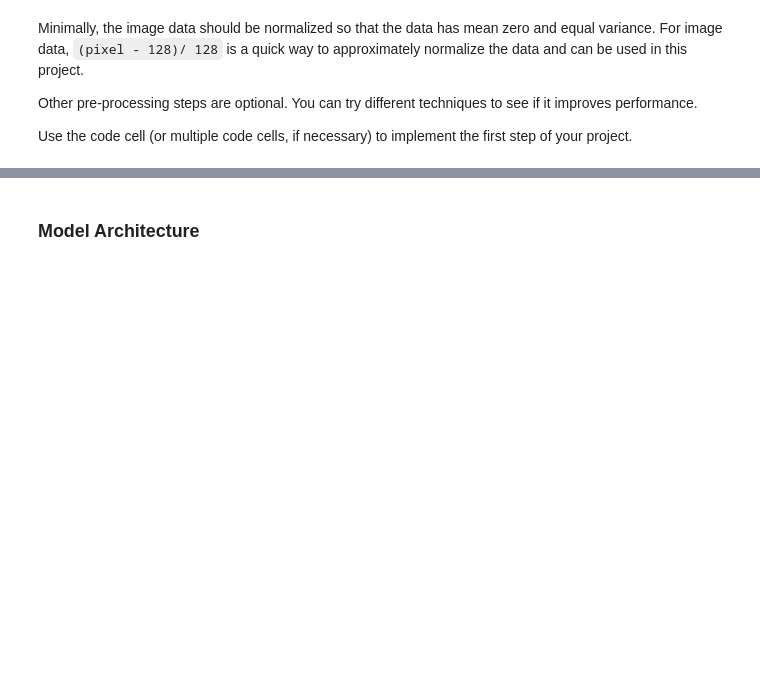
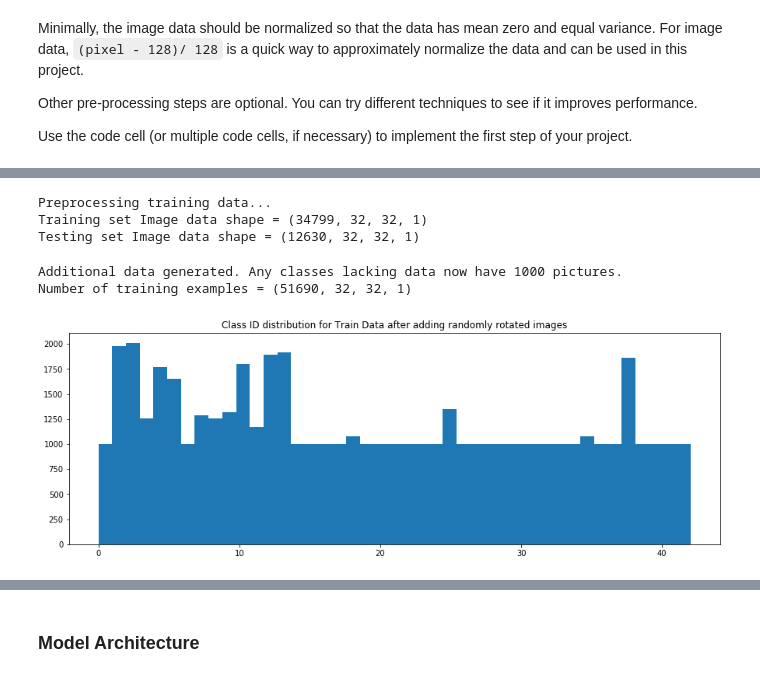
Before and after one commit to MEOWMEOW114/nd013-p2-traffic-signs-classifier, a Jupyter notebook: Traffic_Sign_Classifier.ipynb, the cells around one changed output, grey strips where cells are left out. Saved outputs shown, nothing was run; the diff lists cells and outputs as text; code cells hidden in the pictures; blank space fills up the shorter version.

```diff
--- a/Traffic_Sign_Classifier.ipynb
+++ b/Traffic_Sign_Classifier.ipynb
@@ -218,3 +193,77 @@ All figures are in normalized gray-scale.
+# %%
+from numpy import newaxis
+
+print('Preprocessing training data...')
+
+# Iterate through grayscale
+X_train_gray = preprocess(X_train)
+X_train_gray = X_train_gray[..., newaxis]
+
+X_test_gray = preprocess(X_test)
+X_test_gray = X_test_gray[..., newaxis]
+
+# Normalization
+X_train_pro = normalize_grayscale(X_train_gray)
+X_test_pro = normalize_grayscale(X_test_gray)
+
+#print the shape of the new image
+print("Training set Image data shape =", X_train_gray.shape)
+print("Testing set Image data shape =", X_test_gray.shape)
+# %% [output]
+Preprocessing training data...
+Training set Image data shape = (34799, 32, 32, 1)
+Testing set Image data shape = (12630, 32, 32, 1)
+# %%
+### Generate data additional data (OPTIONAL!)
+### and split the data into training/validation/testing sets here.
+### Feel free to use as many code cells as needed.
+import numpy as np
+'''
+pics_in_class = np.bincount(y_train)
+median_pics = int(np.median(pics_in_class))
+lower_bound = median_pics
+'''
+
+from scipy import ndimage
+import random
+
+imag_class = np.bincount(y_train)
+lower_bound = 1000
+
+
+# Iterate through each class
+for i in range(len(imag_class)):
+
+    # Check if less data than the mean
+    if imag_class[i] < lower_bound:
+
+        # Count how many additional pictures we want
+        num_new = lower_bound - imag_class[i]
+        picture = np.where(y_train == i)
+        more_X = []
+        more_y = []
+
+        # Make the number of additional pictures needed to arrive at the mean
+        for num in range(num_new):
+
+            # Rotate images and append new ones to more_X, append the class to more_y
+            more_X.append(ndimage.rotate(X_train_pro[picture][random.randint(0,imag_class[i] - 1)],\
+                                         random.uniform(-15,15), reshape=False))
+            more_y.append(i)
+
+        # Append the pictures generated for each class back to the original data
+        X_train_pro = np.append(X_train_pro, np.array(more_X), axis=0)
+        y_train = np.append(y_train, np.array(more_y), axis=0)
+
+print('Additional data generated. Any classes lacking data now have', lower_bound, 'pictures.')
+print("Number of training examples =", X_train_pro.shape)
+# %% [output]
+Additional data generated. Any classes lacking data now have 1000 pictures.
+Number of training examples = (51690, 32, 32, 1)
+# %%
+show_class_distribution(y_train, 'Train Data after adding randomly rotated images')
+# %% [output]
+[figure, added]
 # %%
 ### Create the Validation Set - 20% of the training set
 from sklearn.cross_validation import train_test_split
```
Also changed, not shown: parts of 14 cells of this notebook, 14 other files.
